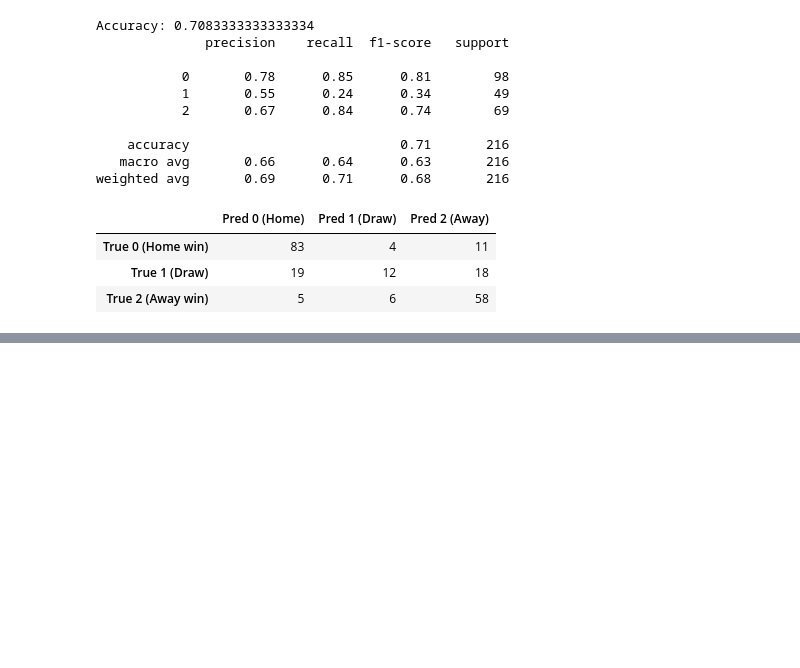
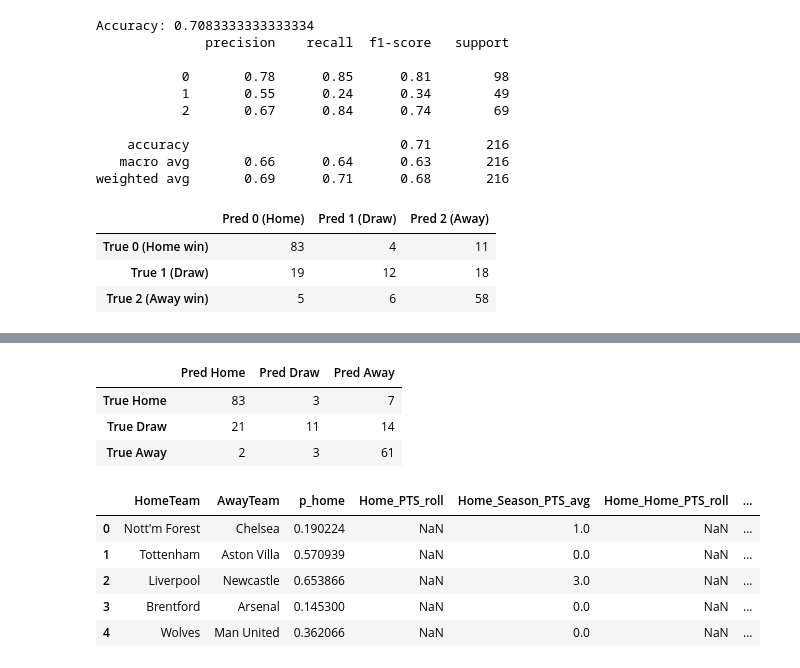
Before and after one commit to manitousi123/epl-ml-predictor, a Jupyter notebook: notebooks/01_exploration.ipynb, the cells around one changed output, grey strips where cells are left out. Saved outputs shown, nothing was run; the diff lists cells and outputs as text; code cells hidden in the pictures; blank space fills up the shorter version.

```diff
--- a/notebooks/01_exploration.ipynb
+++ b/notebooks/01_exploration.ipynb
@@ -453,0 +566,44 @@ cm_df
+# %%
+cm = confusion_matrix(y_test, y_pred, labels=[0,1,2])
+pd.DataFrame(cm,
+  index=["True Home","True Draw","True Away"],
+  columns=["Pred Home","Pred Draw","Pred Away"])
+# %% [output]
+|  | Pred Home | Pred Draw | Pred Away |
+| True Home | 83 | 3 | 7 |
+| True Draw | 21 | 11 | 14 |
+| True Away | 2 | 3 | 61 |
+# %%
+from features import (
+    add_basic_match_features,
+    add_team_form_features,
+    add_gap_features,
+    add_team_strength_features,
+    add_elo_features,
+)
+
+# 1. Start from raw df and sort by date
+df_raw = df.sort_values("Date")
+
+# 2. Apply feature steps in sequence
+feat_df = add_basic_match_features(df_raw)
+feat_df = add_team_form_features(feat_df)
+feat_df = add_gap_features(feat_df)
+feat_df = add_team_strength_features(feat_df)
+feat_df = add_elo_features(feat_df)
+
+# Quick sanity check: do the columns exist now?
+feat_df[[
+    "HomeTeam","AwayTeam",
+    "p_home","Home_PTS_roll","Home_Season_PTS_avg",
+    "Home_Home_PTS_roll","Away_Away_PTS_roll",
+    "ELO_Home","ELO_Away","ELO_Diff",
+    "Result"
+]].head()
+# %% [output]
+|  | HomeTeam | AwayTeam | p_home | Home_PTS_roll | Home_Season_PTS_avg | Home_Home_PTS_roll | ... |
+| 0 | Nott'm Forest | Chelsea | 0.190224 | NaN | 1.0 | NaN | ... |
+| 1 | Tottenham | Aston Villa | 0.570939 | NaN | 0.0 | NaN | ... |
+| 2 | Liverpool | Newcastle | 0.653866 | NaN | 3.0 | NaN | ... |
+| 3 | Brentford | Arsenal | 0.145300 | NaN | 0.0 | NaN | ... |
+| 4 | Wolves | Man United | 0.362066 | NaN | 0.0 | NaN | ... |
```
Also changed, not shown: parts of 11 cells of this notebook, 1 other file.
